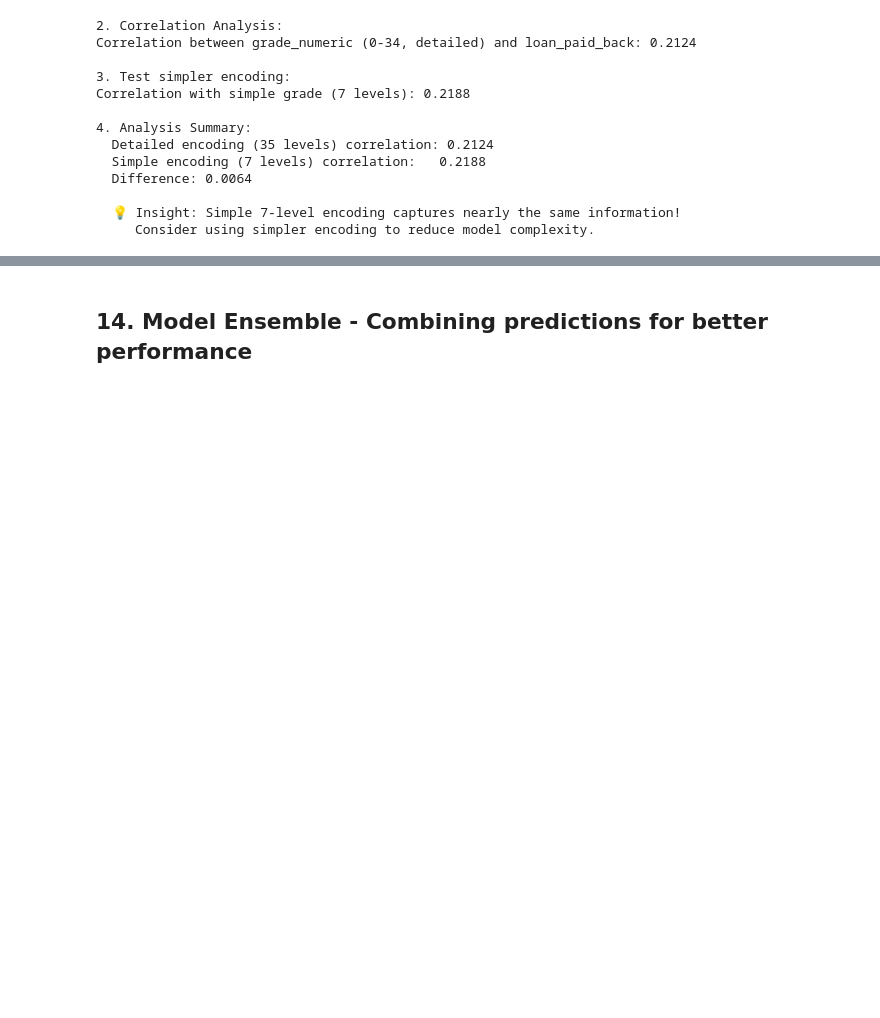
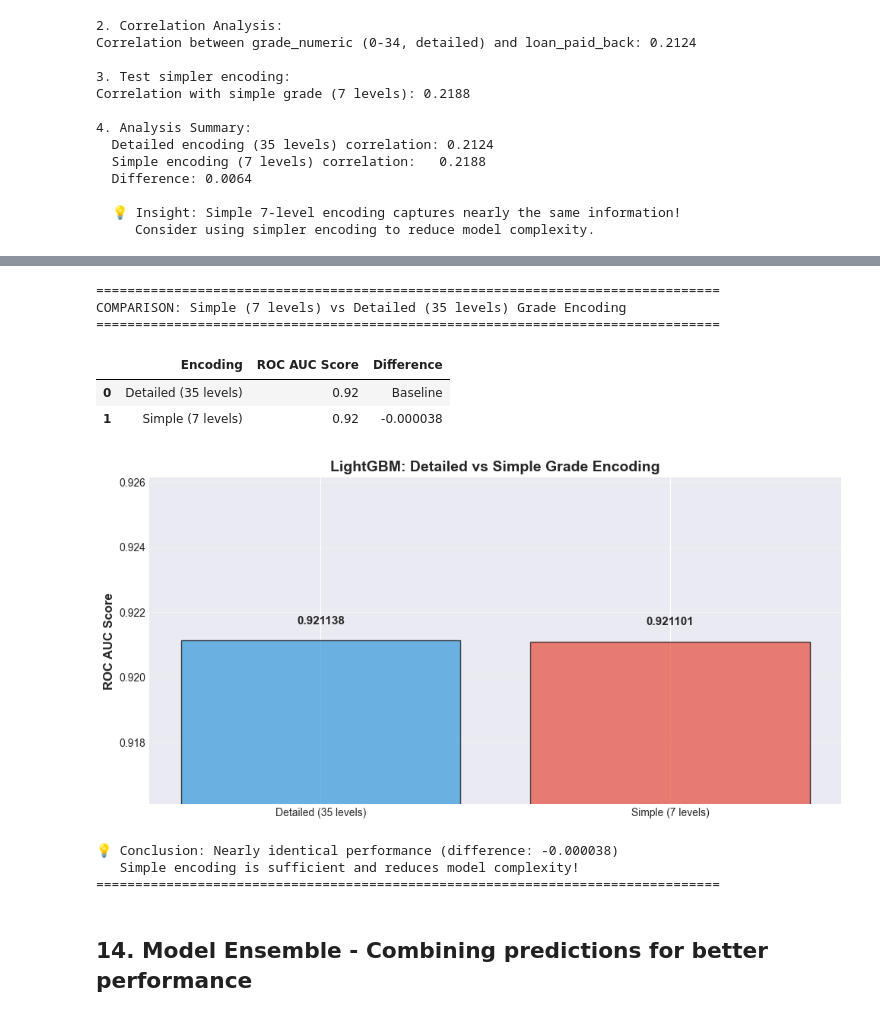
Before and after one commit to xiaomingtseng/loan-payback-predict, a Jupyter notebook: predict_loan_payback.ipynb, the cells around one changed output, grey strips where cells are left out. Drawn from its saved outputs; the diff is of its cells as text; code cells hidden in the pictures; blank space fills up the shorter version.

```diff
--- a/predict_loan_payback.ipynb
+++ b/predict_loan_payback.ipynb
@@ -997,3 +1159,59 @@ Correlation with simple grade (7 levels): 0.2188
+# %%
+# Compare Simple vs Detailed Grade Encoding
+print("\n" + "="*80)
+print("COMPARISON: Simple (7 levels) vs Detailed (35 levels) Grade Encoding")
+print("="*80)
+
+comparison_df = pd.DataFrame({
+    'Encoding': ['Detailed (35 levels)', 'Simple (7 levels)'],
+    'ROC AUC Score': [roc_auc_lgb, roc_auc_lgb_simple],
+    'Difference': ['Baseline', f'{roc_auc_lgb_simple - roc_auc_lgb:+.6f}']
+})
+
+display(comparison_df)
+
+# Visualization
+fig, ax = plt.subplots(figsize=(10, 5))
+bars = ax.bar(comparison_df['Encoding'][:2],
+              [roc_auc_lgb, roc_auc_lgb_simple],
+              color=['#3498db', '#e74c3c'], edgecolor='black', alpha=0.7)
+ax.set_ylabel('ROC AUC Score', fontsize=12, fontweight='bold')
+ax.set_title('LightGBM: Detailed vs Simple Grade Encoding', fontsize=14, fontweight='bold')
+ax.set_ylim([min(roc_auc_lgb, roc_auc_lgb_simple) - 0.005,
+             max(roc_auc_lgb, roc_auc_lgb_simple) + 0.005])
+ax.grid(axis='y', alpha=0.3)
+
+# Add value labels
+for i, (enc, score) in enumerate(zip(['Detailed\n(35 levels)', 'Simple\n(7 levels)'],
+                                      [roc_auc_lgb, roc_auc_lgb_simple])):
+    ax.text(i, score + 0.0005, f'{score:.6f}', ha='center', fontsize=11, fontweight='bold')
+
+plt.tight_layout()
+plt.show()
+
+# Conclusion
+diff = roc_auc_lgb_simple - roc_auc_lgb
+if abs(diff) < 0.0001:
+    print(f"\n💡 Conclusion: Nearly identical performance (difference: {diff:+.6f})")
+    print("   Simple encoding is sufficient and reduces model complexity!")
+elif diff > 0:
+    print(f"\n✅ Conclusion: Simple encoding performs BETTER! (improvement: {diff:+.6f})")
+    print("   Consider using simple 7-level encoding!")
+else:
+    print(f"\n📊 Conclusion: Detailed encoding performs better (difference: {-diff:.6f})")
+    print("   The detailed 35-level encoding provides additional value.")
+print("="*80)
+# %% [output]
+================================================================================
+COMPARISON: Simple (7 levels) vs Detailed (35 levels) Grade Encoding
+================================================================================
+|  | Encoding | ROC AUC Score | Difference |
+| 0 | Detailed (35 levels) | 0.92 | Baseline |
+| 1 | Simple (7 levels) | 0.92 | -0.000038 |
+[figure, added]
+💡 Conclusion: Nearly identical performance (difference: -0.000038)
+   Simple encoding is sufficient and reduces model complexity!
+================================================================================
 # %% [markdown]
 ## 14. Model Ensemble - Combining predictions for better performance
 # %%
```
Also changed, not shown: parts of 14 cells of this notebook, 12 other files.
